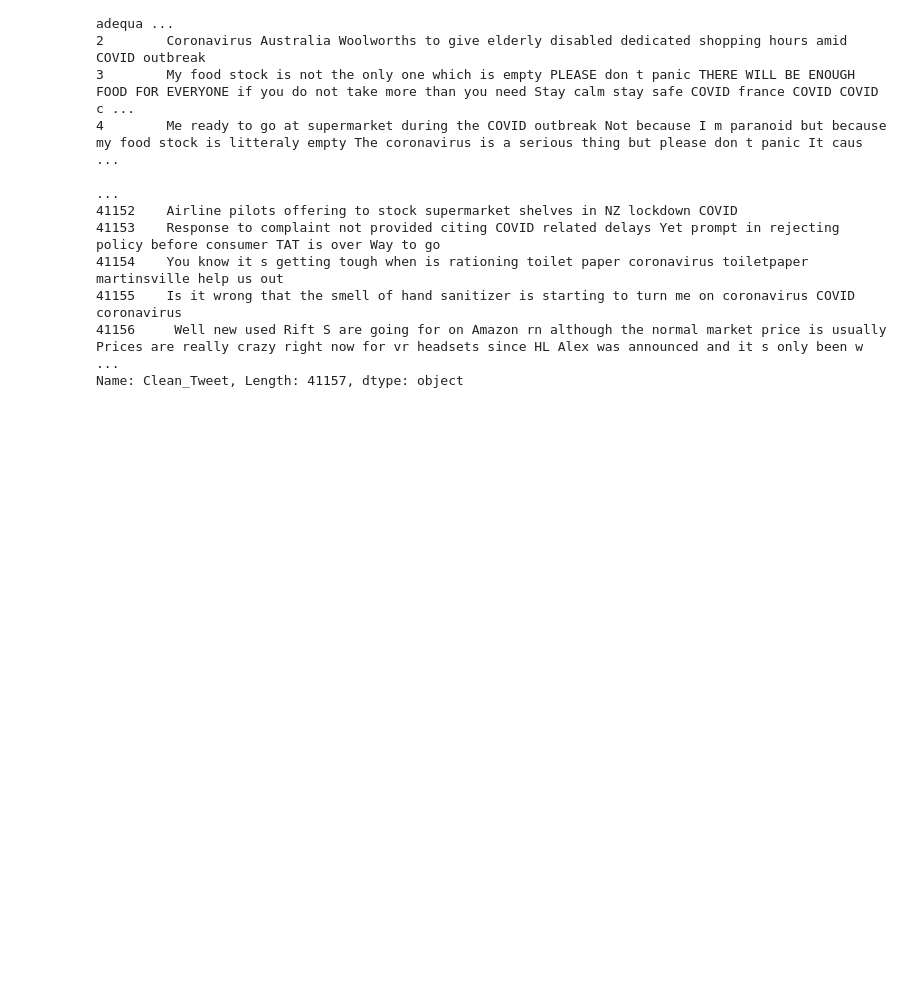
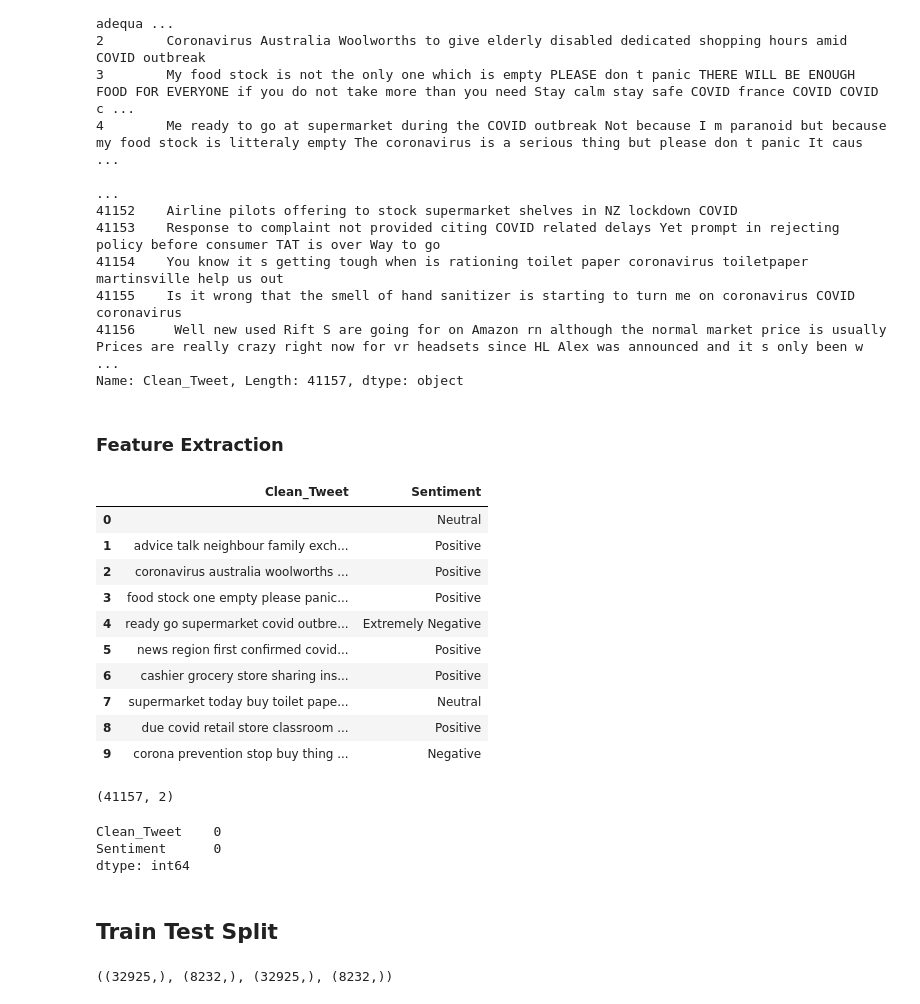
Before and after one commit to kasmintalukdar/Coronavirus-Tweet-Sentiment-Analysis, a Jupyter notebook: Coronavirus_Tweet_Sentiment_Analysis_final_by_kasmin_Capstone_Project.ipynb, the cells around one changed output. Cells and saved outputs as stored; diff of their text form; code cells hidden in the pictures; blank space fills up the shorter version.

```diff
--- a/Coronavirus_Tweet_Sentiment_Analysis_final_by_kasmin_Capstone_Project.ipynb
+++ b/Coronavirus_Tweet_Sentiment_Analysis_final_by_kasmin_Capstone_Project.ipynb
@@ -978,3 +978,33 @@ def tokenize(x):
   return x
 # %%
 tweet_df['Clean_Tweet']=tweet_df['Clean_Tweet'].apply(lambda x:tokenize(x))
+# %% [markdown]
+### Feature Extraction
+# %%
+df=tweet_df[['Clean_Tweet','Sentiment']]
+# %%
+df.head(10)
+# %% [output]
+|  | Clean_Tweet | Sentiment |
+| 0 |  | Neutral |
+| 1 | advice talk neighbour family exch... | Positive |
+| 2 | coronavirus australia woolworths ... | Positive |
+| 3 | food stock one empty please panic... | Positive |
+| 4 | ready go supermarket covid outbre... | Extremely Negative |
+| 5 | news region first confirmed covid... | Positive |
+| 6 | cashier grocery store sharing ins... | Positive |
+| 7 | supermarket today buy toilet pape... | Neutral |
+| 8 | due covid retail store classroom ... | Positive |
+| 9 | corona prevention stop buy thing ... | Negative |
+# %%
+df.shape
+# %% [output]
+(41157, 2)
+# %%
+df.isnull().sum()
+# %% [output]
+Clean_Tweet    0
+Sentiment      0
+dtype: int64
+# %% [markdown]
+## Train Test  Split
@@ -980,0 +1013,4 @@ tweet_df['Clean_Tweet']=tweet_df['Clean_Tweet'].apply(lambda x:tokenize(x))
+# %%
+X_train.shape,X_test.shape,y_train.shape,y_test.shape
+# %% [output]
+((32925,), (8232,), (32925,), (8232,))
```
Also changed, not shown: parts of 41 cells of this notebook.
